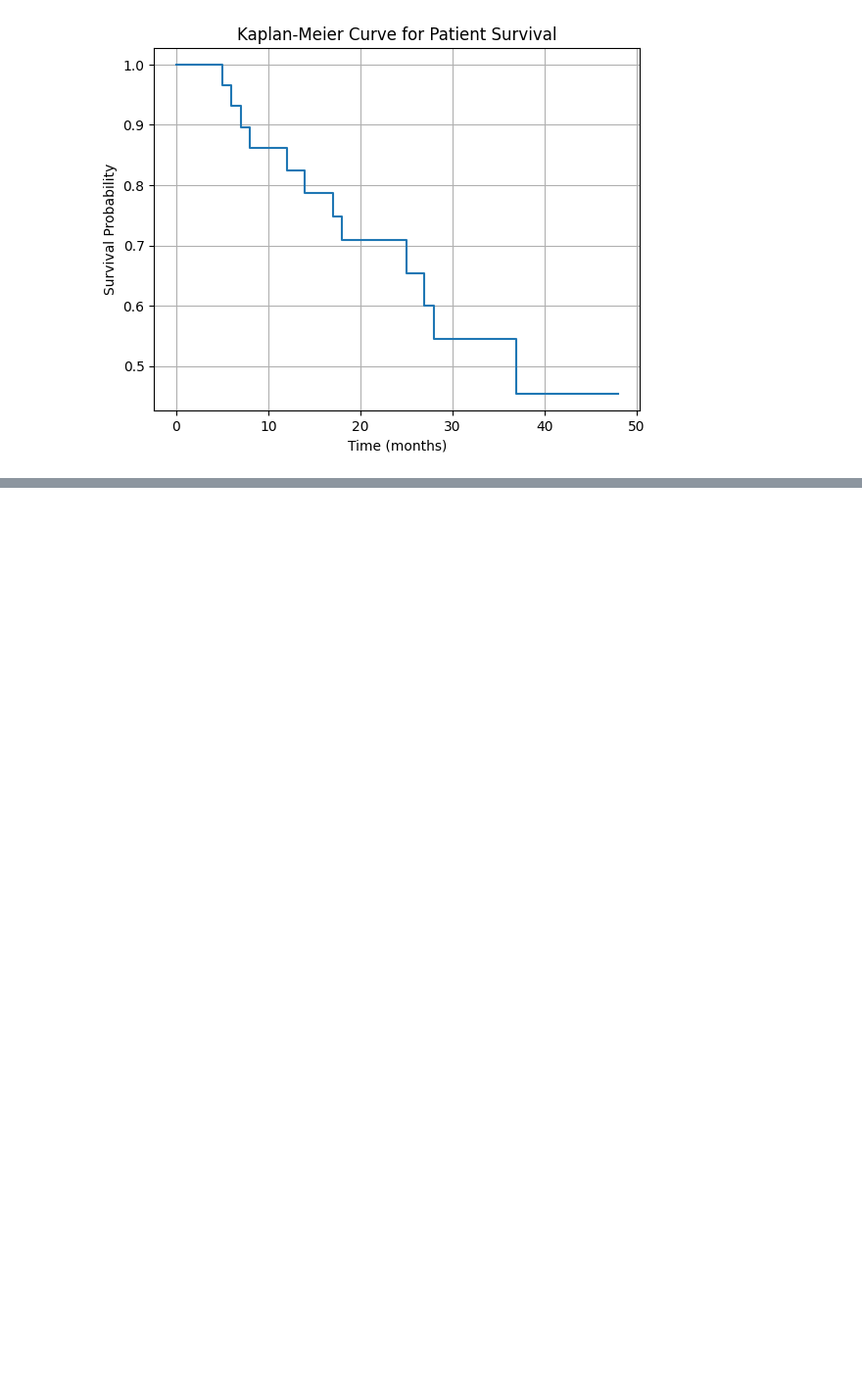
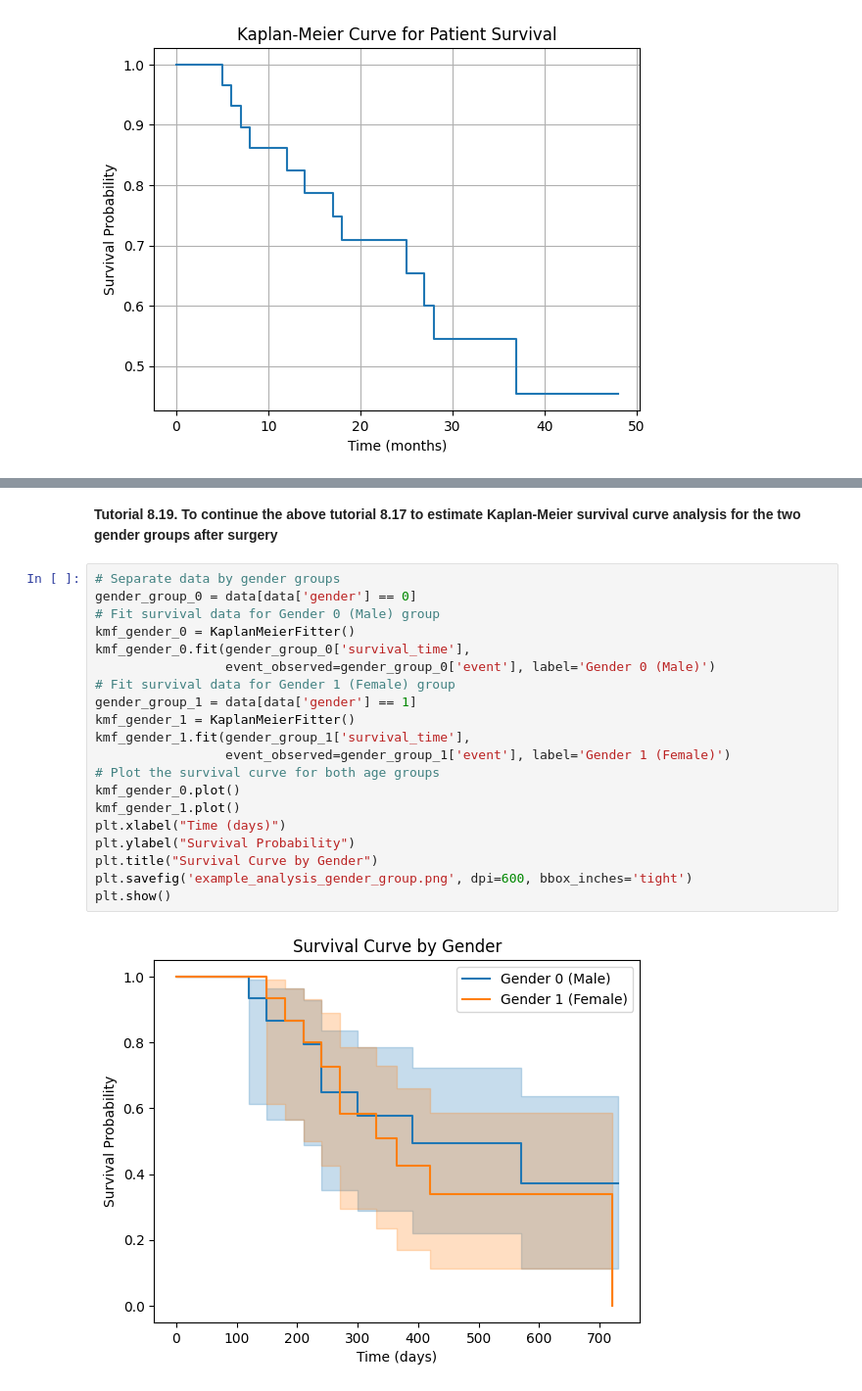
Before and after one commit to bpbpublications/Statistics-for-Data-Scientists-and-Analysts, a Jupyter notebook: notebooks/chapter8/chapter8.ipynb, the cells around one changed output, grey strips where cells are left out. Shown at 98% size. Drawn from its saved outputs; the diff is of its cells as text; blank space fills up the shorter version.

```diff
--- a/notebooks/chapter8/chapter8.ipynb
+++ b/notebooks/chapter8/chapter8.ipynb
@@ -373 +444,25 @@ plt.show()
+# %% [markdown]
+**Tutorial 8.19. To continue the above tutorial 8.17 to estimate Kaplan-Meier survival curve analysis for the two gender groups after surgery**
+# %%
+# Separate data by gender groups
+gender_group_0 = data[data['gender'] == 0]
+# Fit survival data for Gender 0 (Male) group
+kmf_gender_0 = KaplanMeierFitter()
+kmf_gender_0.fit(gender_group_0['survival_time'],
+                 event_observed=gender_group_0['event'], label='Gender 0 (Male)')
+# Fit survival data for Gender 1 (Female) group
+gender_group_1 = data[data['gender'] == 1]
+kmf_gender_1 = KaplanMeierFitter()
+kmf_gender_1.fit(gender_group_1['survival_time'],
+                 event_observed=gender_group_1['event'], label='Gender 1 (Female)')
+# Plot the survival curve for both age groups
+kmf_gender_0.plot()
+kmf_gender_1.plot()
+plt.xlabel("Time (days)")
+plt.ylabel("Survival Probability")
+plt.title("Survival Curve by Gender")
+plt.savefig('example_analysis_gender_group.png', dpi=600, bbox_inches='tight')
+plt.show()
+# %% [output]
+[figure, added]
 # %% [markdown]
```
Also changed, not shown: parts of 15 cells of this notebook.
